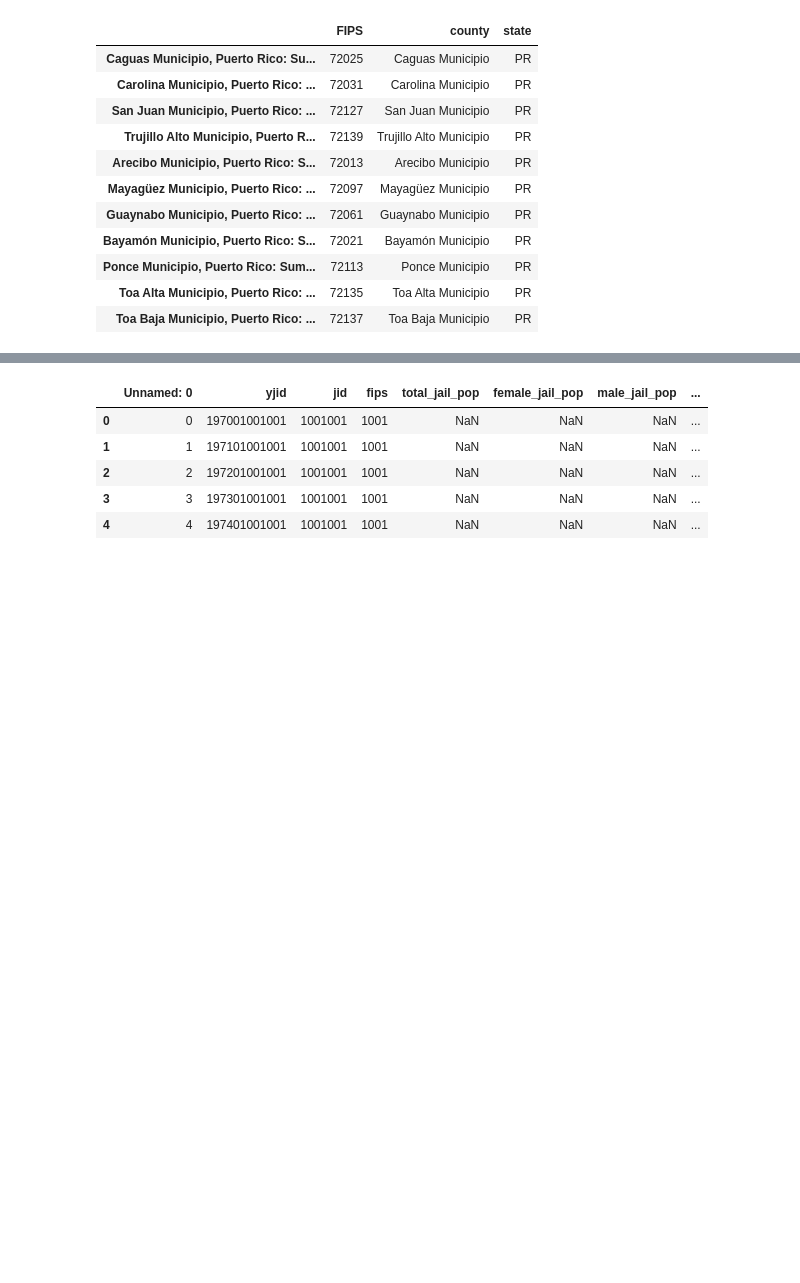
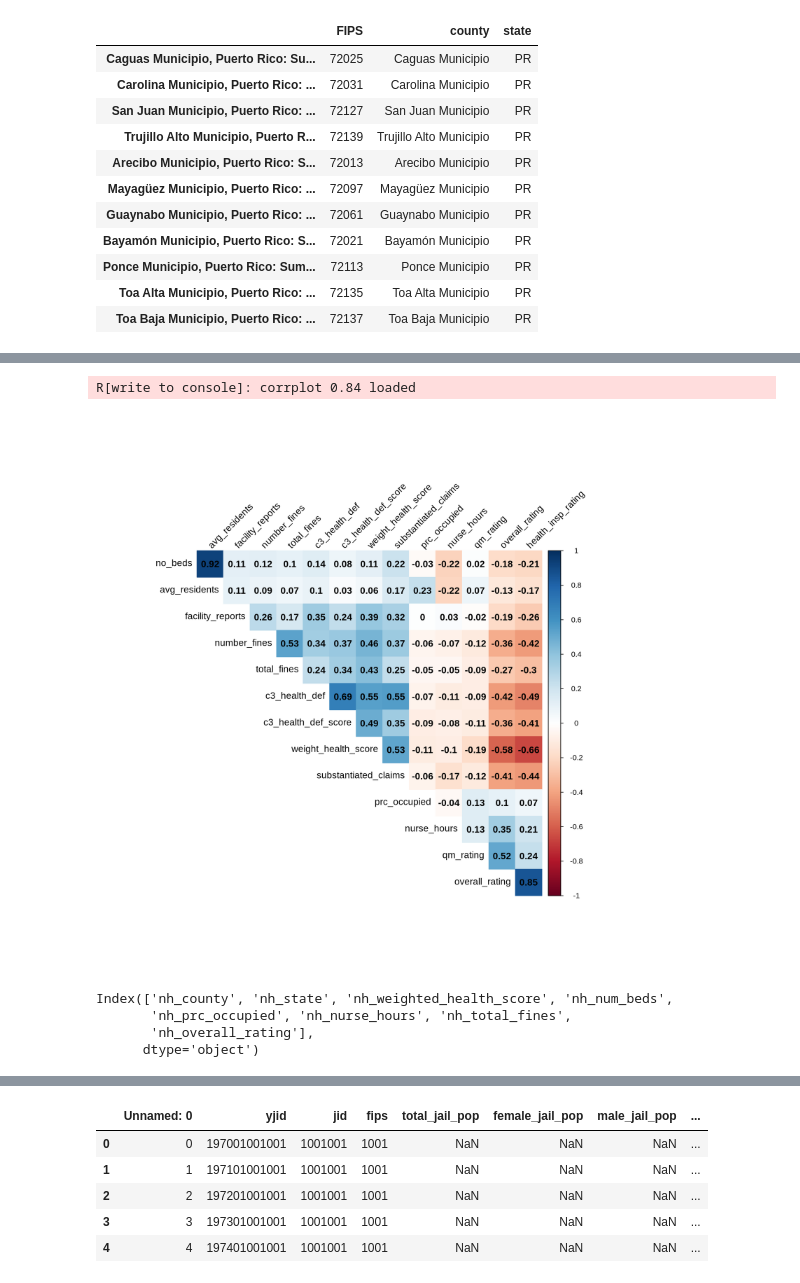
Before and after one commit to aejurgensen/Covid-19, a Jupyter notebook: data_creation/demographic_data.ipynb, the cells around one changed output, grey strips where cells are left out. Drawn from its saved outputs; the diff is of its cells as text; code cells hidden in the pictures; blank space fills up the shorter version.

```diff
--- a/data_creation/demographic_data.ipynb
+++ b/data_creation/demographic_data.ipynb
@@ -531,0 +588,10 @@ df1[["FIPS", "county", "state"]]
+# %%
+cms2 = cms[['Provider County Name', 'Provider State',
+            'Number of Certified Beds', 'Average Number of Residents Per Day',
+            'Rating Cycle 3 Total Number of Health Deficiencies',
+            'Rating Cycle 3 Health Deficiency Score',
+            'Total Weighted Health Survey Score',
+            'Overall Rating', 'Health Inspection Rating', 'QM Rating',
+            'Number of Facility Reported Incidents', 'Number of Substantiated Complaints',
+            'Number of Fines', 'Total Amount of Fines in Dollars',
+            'Adjusted Total Nurse Staffing Hours per Resident per Day']]
@@ -531,0 +648,3 @@ df1[["FIPS", "county", "state"]]
+# %%
+cms2["prc_occupied"] = cms2["Average Number of Residents Per Day"] / cms2["Number of Certified Beds"] * 100
+cms2[["Number of Certified Beds", "Average Number of Residents Per Day", "prc_occupied"]].describe()
@@ -531,0 +720,7 @@ df1[["FIPS", "county", "state"]]
+# %%
+cms2.columns = ["prov_county", "prov_state", "no_beds", "avg_residents", "c3_health_def", "c3_health_def_score",
+               "weight_health_score", "overall_rating", "health_insp_rating", "qm_rating", "facility_reports",
+               "substantiated_claims", "number_fines", "total_fines", "nurse_hours", "prc_occupied"]
+# %%
+cms2["c3_health_def"] = pd.to_numeric(cms2["c3_health_def"], errors="coerce")
+cms2["c3_health_def_score"] = pd.to_numeric(cms2["c3_health_def_score"], errors="coerce")
@@ -531,0 +749,16 @@ df1[["FIPS", "county", "state"]]
+# %%
+%%R -i cms2 -w 10 -h 10 --units in -r 200
+
+library(corrplot)
+corr = cor(cms2[c("no_beds", "avg_residents", "c3_health_def", "c3_health_def_score",
+               "weight_health_score", "overall_rating", "health_insp_rating", "qm_rating", "facility_reports",
+               "substantiated_claims", "number_fines", "total_fines", "nurse_hours", "prc_occupied")],
+          use="pairwise")
+corrplot(corr, method="color", type="upper", order="hclust",
+         addCoef.col = "black", tl.col="black", tl.srt=45, diag=FALSE)
+
+# only very high correlation is no_beds and avg_residents;
+# will use weighted_health_score, no_beds, prc_occupied, nurse_hours, total_fines, overall_rating
+# %% [output]
+R[write to console]: corrplot 0.84 loaded
+[figure, added]
@@ -531,0 +774,7 @@ df1[["FIPS", "county", "state"]]
+# %%
+cms2.columns
+# %% [output]
+Index(['nh_county', 'nh_state', 'nh_weighted_health_score', 'nh_num_beds',
+       'nh_prc_occupied', 'nh_nurse_hours', 'nh_total_fines',
+       'nh_overall_rating'],
+      dtype='object')
```
Also changed, not shown: parts of 71 cells of this notebook, 4 other files.
